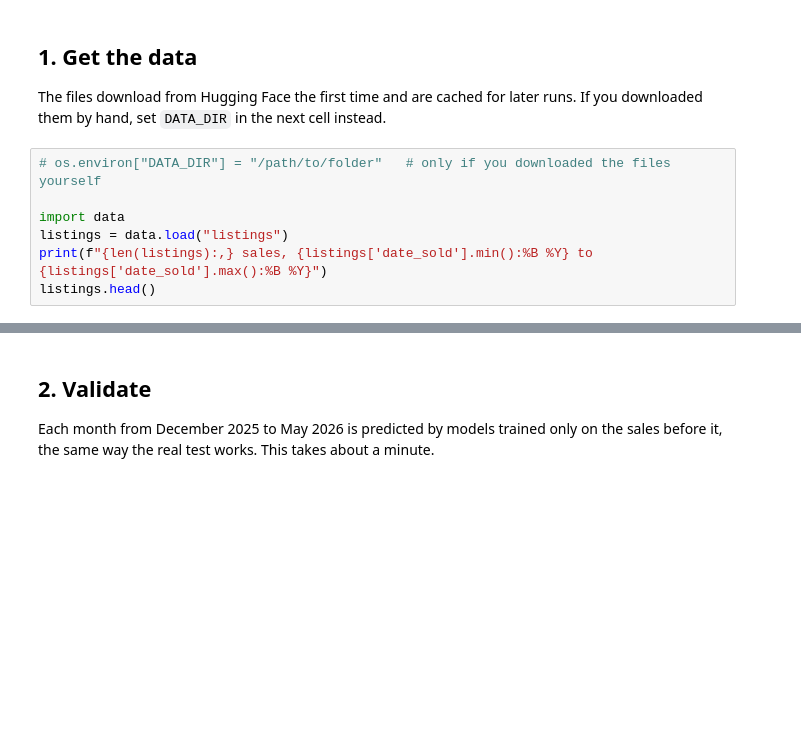
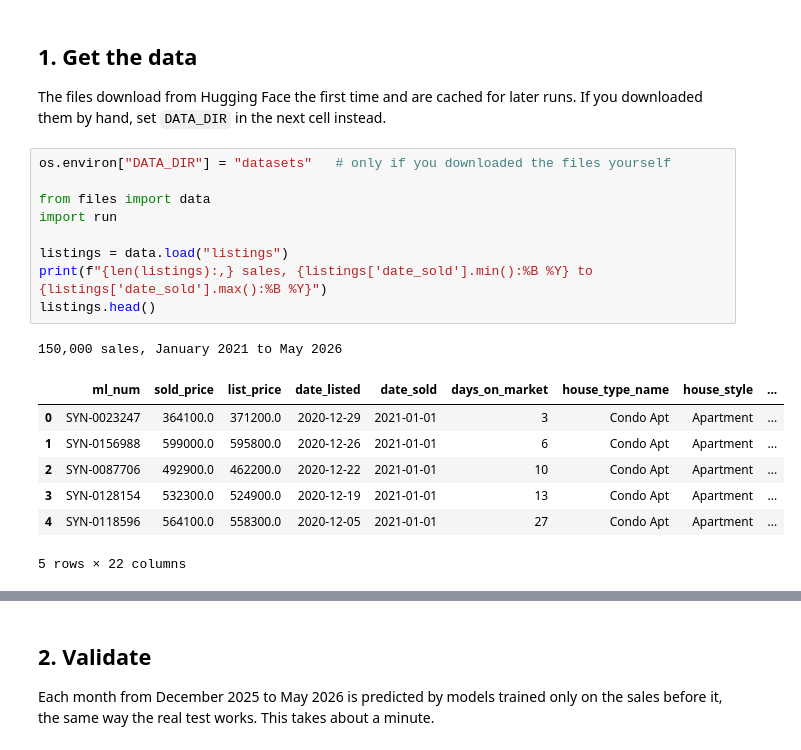
Before and after one commit to LucasWHJ/SSU-Data-Dash-2026-Toronto-Home-Price-Prediction-Challenge, a Jupyter notebook: notebooks/quickstart.ipynb, the cells around one changed output, grey strips where cells are left out. Saved outputs shown, nothing was run; the diff lists cells and outputs as text; blank space fills up the shorter version.

Commit message:
- Re-organized some files and folders - Added all datasets

```diff
--- a/notebooks/quickstart.ipynb
+++ b/notebooks/quickstart.ipynb
@@ -25,12 +25,23 @@ sys.path.insert(0, os.getcwd())
 
 The files download from Hugging Face the first time and are cached for later runs. If you downloaded them by hand, set `DATA_DIR` in the next cell instead.
 # %%
-# os.environ["DATA_DIR"] = "/path/to/folder"   # only if you downloaded the files yourself
+os.environ["DATA_DIR"] = "datasets"   # only if you downloaded the files yourself
 
-import data
+from files import data
+import run
+
 listings = data.load("listings")
 print(f"{len(listings):,} sales, {listings['date_sold'].min():%B %Y} to {listings['date_sold'].max():%B %Y}")
 listings.head()
+# %% [output]
+150,000 sales, January 2021 to May 2026
+|  | ml_num | sold_price | list_price | date_listed | date_sold | days_on_market | house_type_name | house_style | ... |
+| 0 | SYN-0023247 | 364100.0 | 371200.0 | 2020-12-29 | 2021-01-01 | 3 | Condo Apt | Apartment | ... |
+| 1 | SYN-0156988 | 599000.0 | 595800.0 | 2020-12-26 | 2021-01-01 | 6 | Condo Apt | Apartment | ... |
+| 2 | SYN-0087706 | 492900.0 | 462200.0 | 2020-12-22 | 2021-01-01 | 10 | Condo Apt | Apartment | ... |
+| 3 | SYN-0128154 | 532300.0 | 524900.0 | 2020-12-19 | 2021-01-01 | 13 | Condo Apt | Apartment | ... |
+| 4 | SYN-0118596 | 564100.0 | 558300.0 | 2020-12-05 | 2021-01-01 | 27 | Condo Apt | Apartment | ... |
+5 rows × 22 columns
 # %%
 off_market = data.load("off_market")
 list_aware = data.load("list_aware")
```
Also changed, not shown: parts of 5 cells of this notebook, 14 other files.
